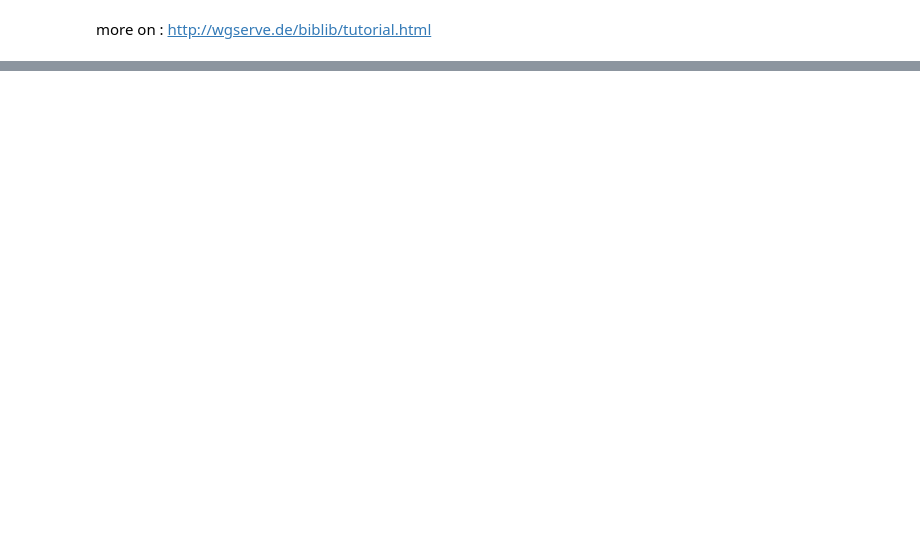
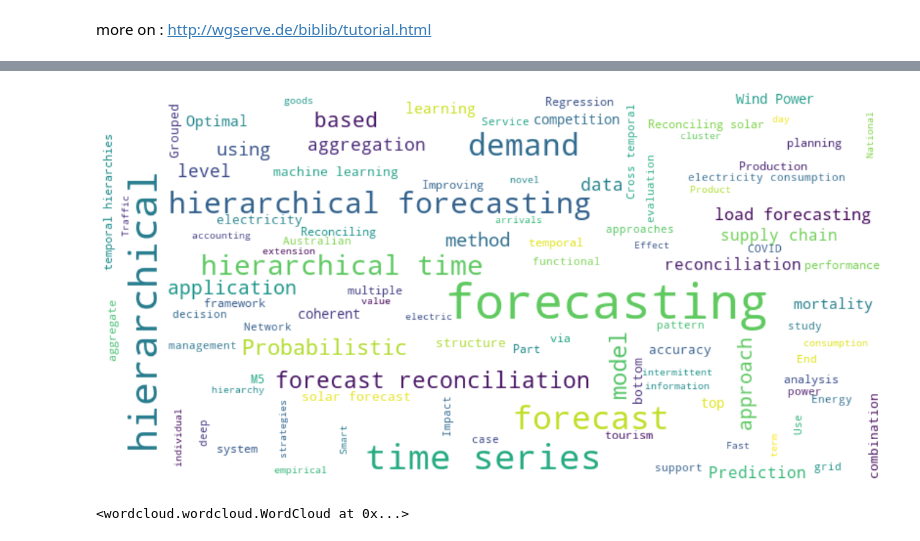
Before and after one commit to yForecasting/researchtools, a Jupyter notebook: literaturestudy/Literature_Study_Academic_Research.ipynb, the cells around one changed output, grey strips where cells are left out. Saved outputs shown, nothing was run; the diff lists cells and outputs as text; code cells hidden in the pictures; blank space fills up the shorter version.

```diff
--- a/literaturestudy/Literature_Study_Academic_Research.ipynb
+++ b/literaturestudy/Literature_Study_Academic_Research.ipynb
@@ -97,0 +102,12 @@ more on : http://wgserve.de/biblib/tutorial.html
+# %%
+# Start with loading all necessary libraries
+import numpy as np
+import pandas as pd
+from os import path
+from PIL import Image
+from wordcloud import WordCloud, STOPWORDS, ImageColorGenerator
+
+import matplotlib.pyplot as plt
+
+# Read in the dataframe
+df = pd.read_csv('literature_table.csv', index_col=0)
@@ -97,0 +200,21 @@ more on : http://wgserve.de/biblib/tutorial.html
+# %%
+# Start with the titles:
+text = df.Title.str.cat(sep=' ')
+
+# Create and generate a word cloud image:
+#wordcloud = WordCloud().generate(text)
+
+# Display the generated image:
+# lower max_font_size, change the maximum number of word and lighten the background:
+wordcloud = WordCloud(width=800, height=400, max_font_size=50, max_words=100, background_color="white").generate(text)
+plt.figure( figsize=(20,10) )
+plt.imshow(wordcloud, interpolation="bilinear")
+plt.axis("off")
+plt.show()
+# %% [output]
+[figure, added]
+# %%
+# Save the image of the titles:
+wordcloud.to_file("wc_titles.png")
+# %% [output]
+<wordcloud.wordcloud.WordCloud at 0x...>
```
Also changed, not shown: parts of 41 cells of this notebook.
